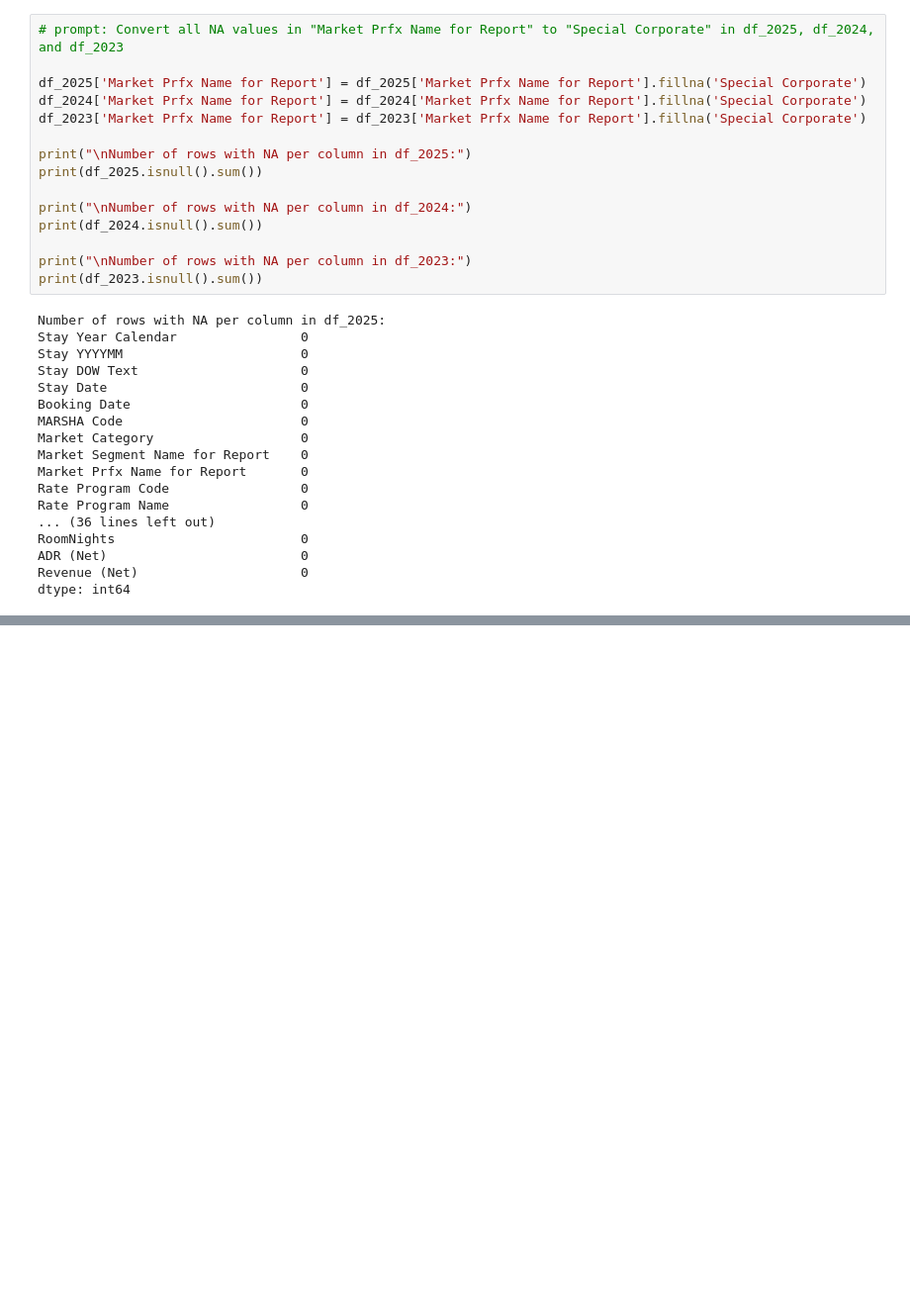
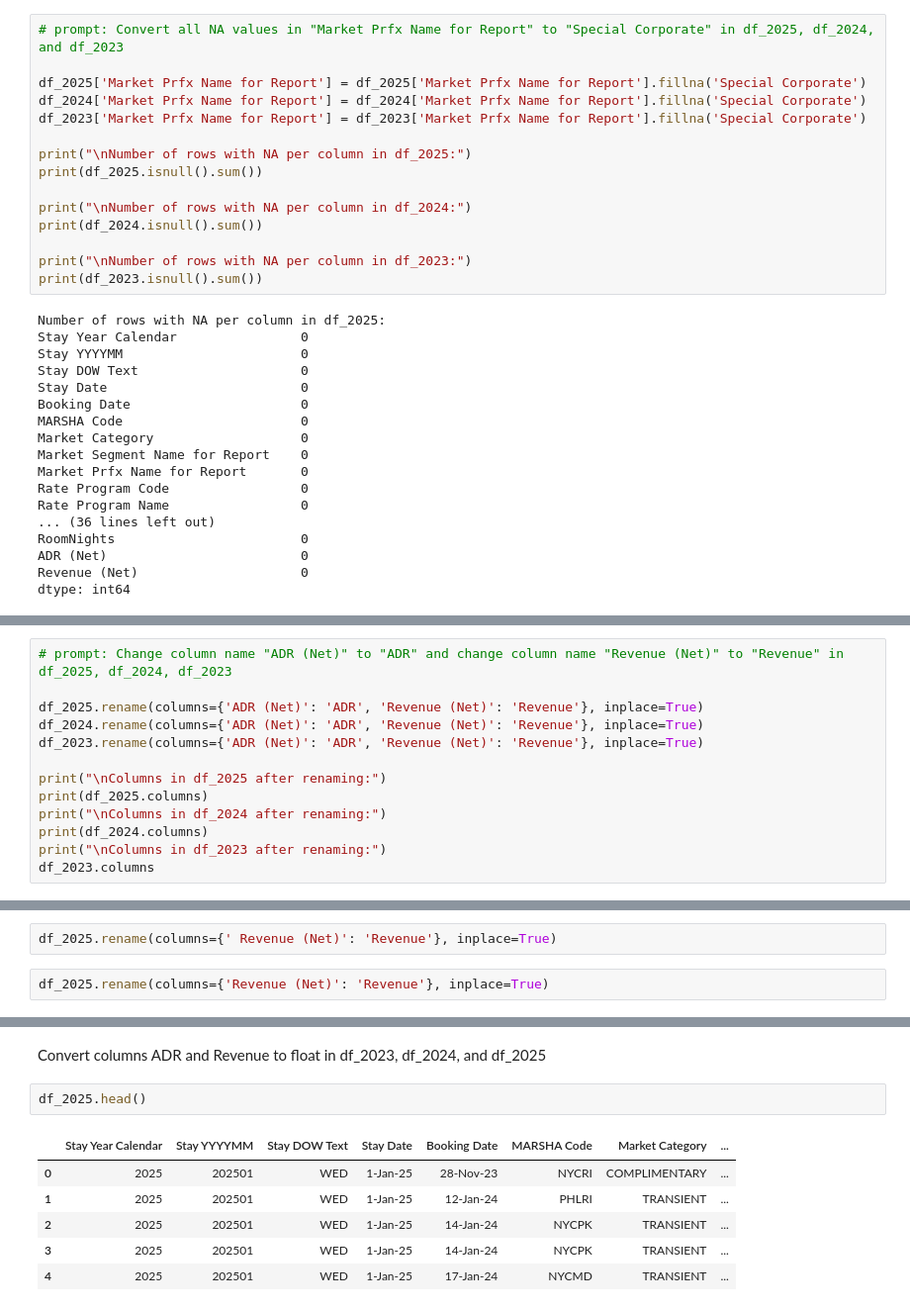
Before and after one commit to Ssahu620/ss-Capstone-Project, a Jupyter notebook: 062025_ss_cp.ipynb, the cells around one changed output, grey strips where cells are left out. Shown: that part at 99% size. Saved outputs shown, nothing was run; the diff lists cells and outputs as text; blank space fills up the shorter version.

```diff
--- a/062025_ss_cp.ipynb
+++ b/062025_ss_cp.ipynb
@@ -278,0 +281,13 @@ dtype: int64
+# %%
+# prompt: Change column name "ADR (Net)" to "ADR" and change column name "Revenue (Net)" to "Revenue" in df_2025, df_2024, df_2023
+
+df_2025.rename(columns={'ADR (Net)': 'ADR', 'Revenue (Net)': 'Revenue'}, inplace=True)
+df_2024.rename(columns={'ADR (Net)': 'ADR', 'Revenue (Net)': 'Revenue'}, inplace=True)
+df_2023.rename(columns={'ADR (Net)': 'ADR', 'Revenue (Net)': 'Revenue'}, inplace=True)
+
+print("\nColumns in df_2025 after renaming:")
+print(df_2025.columns)
+print("\nColumns in df_2024 after renaming:")
+print(df_2024.columns)
+print("\nColumns in df_2023 after renaming:")
+df_2023.columns
@@ -278,0 +340,4 @@ dtype: int64
+# %%
+df_2025.rename(columns={' Revenue (Net)': 'Revenue'}, inplace=True)
+# %%
+df_2025.rename(columns={'Revenue (Net)': 'Revenue'}, inplace=True)
@@ -278,0 +364,11 @@ dtype: int64
+# %% [markdown]
+Convert columns ADR and Revenue to float in df_2023, df_2024, and df_2025
+# %%
+df_2025.head()
+# %% [output]
+|  | Stay Year Calendar | Stay YYYYMM | Stay DOW Text | Stay Date | Booking Date | MARSHA Code | Market Category | ... |
+| 0 | 2025 | 202501 | WED | 1-Jan-25 | 28-Nov-23 | NYCRI | COMPLIMENTARY | ... |
+| 1 | 2025 | 202501 | WED | 1-Jan-25 | 12-Jan-24 | PHLRI | TRANSIENT | ... |
+| 2 | 2025 | 202501 | WED | 1-Jan-25 | 14-Jan-24 | NYCPK | TRANSIENT | ... |
+| 3 | 2025 | 202501 | WED | 1-Jan-25 | 14-Jan-24 | NYCPK | TRANSIENT | ... |
+| 4 | 2025 | 202501 | WED | 1-Jan-25 | 17-Jan-24 | NYCMD | TRANSIENT | ... |
```
Also changed, not shown: parts of 13 cells of this notebook.
